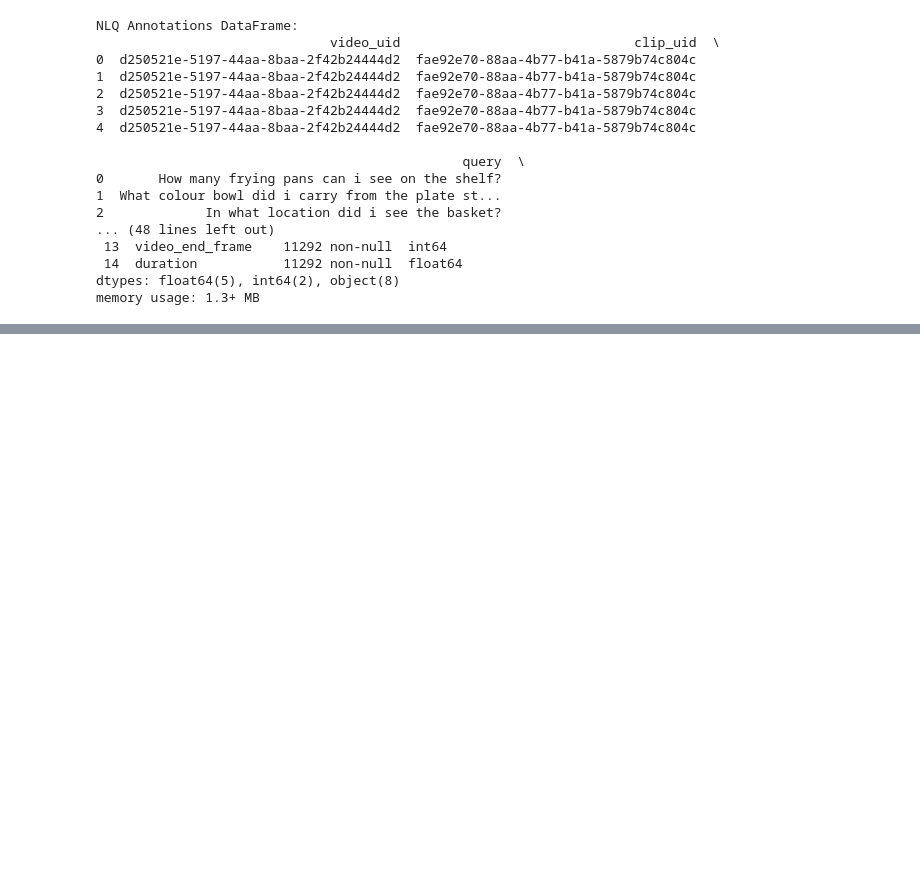
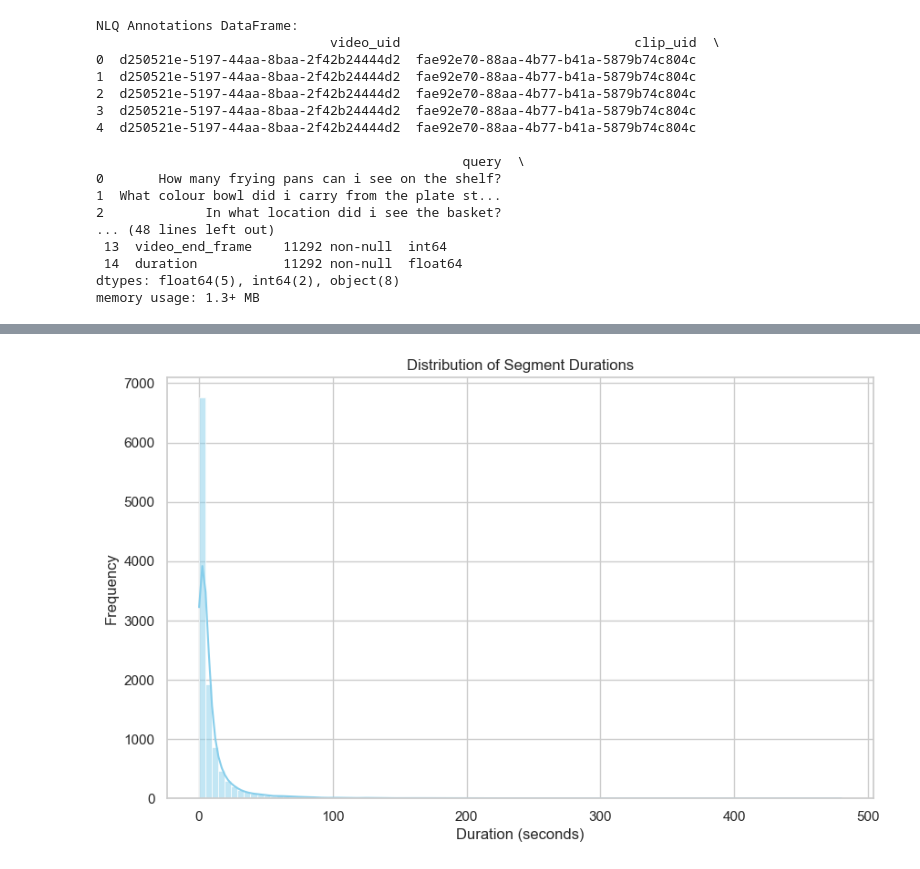
Before and after one commit to donnadamus/EgoVisionAML, a Jupyter notebook: notebooks/Ego4D_analysis.ipynb, the cells around one changed output, grey strips where cells are left out. Saved outputs shown, nothing was run; the diff lists cells and outputs as text; code cells hidden in the pictures; blank space fills up the shorter version.

```diff
--- a/notebooks/Ego4D_analysis.ipynb
+++ b/notebooks/Ego4D_analysis.ipynb
@@ -129,0 +137,10 @@ memory usage: 1.3+ MB
+# %%
+plt.figure(figsize=(10, 6))
+sns.histplot(nlq_df['duration'], bins=100, kde=True, color="skyblue")
+plt.title("Distribution of Segment Durations")
+plt.xlabel("Duration (seconds)")
+plt.ylabel("Frequency")
+# plt.ylim(0, 100) remove comment to see values for high duration clips (500)
+plt.show()
+# %% [output]
+[figure, added]
```
Also changed, not shown: parts of 15 cells of this notebook.
